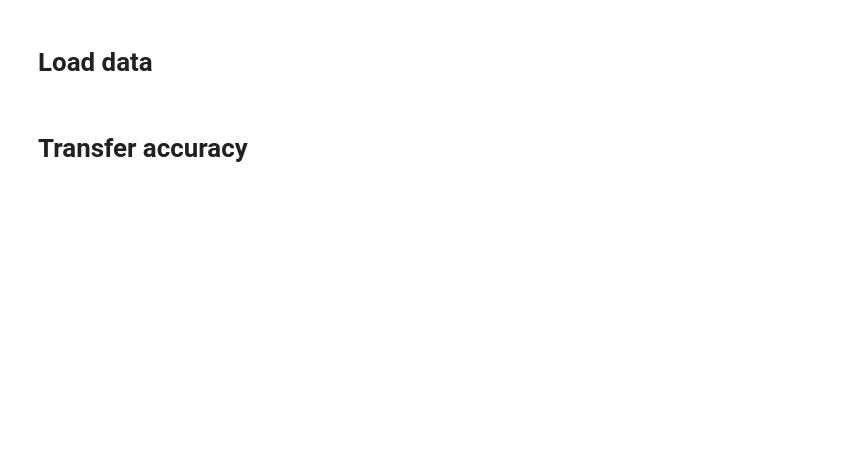
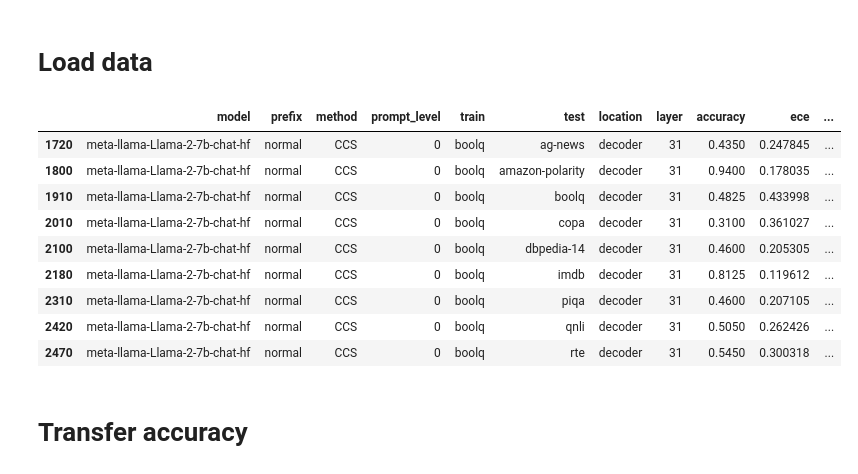
Before and after one commit to ebronstein/Exhaustive-CCS, a Jupyter notebook: plots.ipynb, the cells around one changed output. Saved outputs shown, nothing was run; the diff lists cells and outputs as text; code cells hidden in the pictures; blank space fills up the shorter version.

```diff
--- a/plots.ipynb
+++ b/plots.ipynb
@@ -258,2 +431,17 @@ raw_stats_dfs = load_stats_dfs(DEBERTA, save_dir=EVAL_DIR, best_metric_by_acc=Fa
+# %%
+df.query(
+    "method == 'CCS' and prompt_level == 0 and train == 'boolq' and seed == 0"
+)
+# %% [output]
+|  | model | prefix | method | prompt_level | train | test | location | layer | accuracy | ece | ... |
+| 1720 | meta-llama-Llama-2-7b-chat-hf | normal | CCS | 0 | boolq | ag-news | decoder | 31 | 0.4350 | 0.247845 | ... |
+| 1800 | meta-llama-Llama-2-7b-chat-hf | normal | CCS | 0 | boolq | amazon-polarity | decoder | 31 | 0.9400 | 0.178035 | ... |
+| 1910 | meta-llama-Llama-2-7b-chat-hf | normal | CCS | 0 | boolq | boolq | decoder | 31 | 0.4825 | 0.433998 | ... |
+| 2010 | meta-llama-Llama-2-7b-chat-hf | normal | CCS | 0 | boolq | copa | decoder | 31 | 0.3100 | 0.361027 | ... |
+| 2100 | meta-llama-Llama-2-7b-chat-hf | normal | CCS | 0 | boolq | dbpedia-14 | decoder | 31 | 0.4600 | 0.205305 | ... |
+| 2180 | meta-llama-Llama-2-7b-chat-hf | normal | CCS | 0 | boolq | imdb | decoder | 31 | 0.8125 | 0.119612 | ... |
+| 2310 | meta-llama-Llama-2-7b-chat-hf | normal | CCS | 0 | boolq | piqa | decoder | 31 | 0.4600 | 0.207105 | ... |
+| 2420 | meta-llama-Llama-2-7b-chat-hf | normal | CCS | 0 | boolq | qnli | decoder | 31 | 0.5050 | 0.262426 | ... |
+| 2470 | meta-llama-Llama-2-7b-chat-hf | normal | CCS | 0 | boolq | rte | decoder | 31 | 0.5450 | 0.300318 | ... |
 # %% [markdown]
 # Transfer accuracy
```
Also changed, not shown: parts of 17 cells of this notebook.
